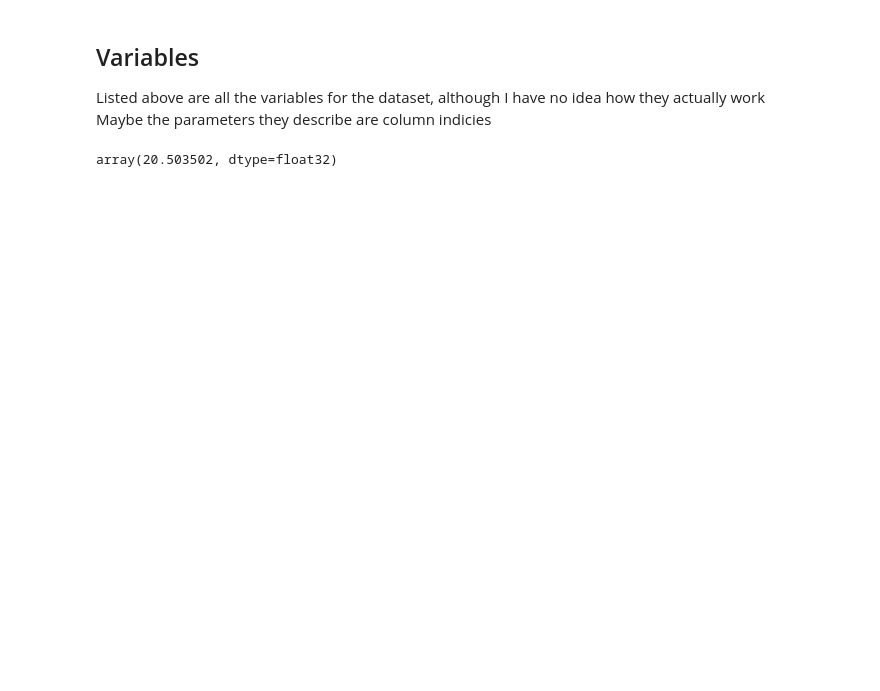
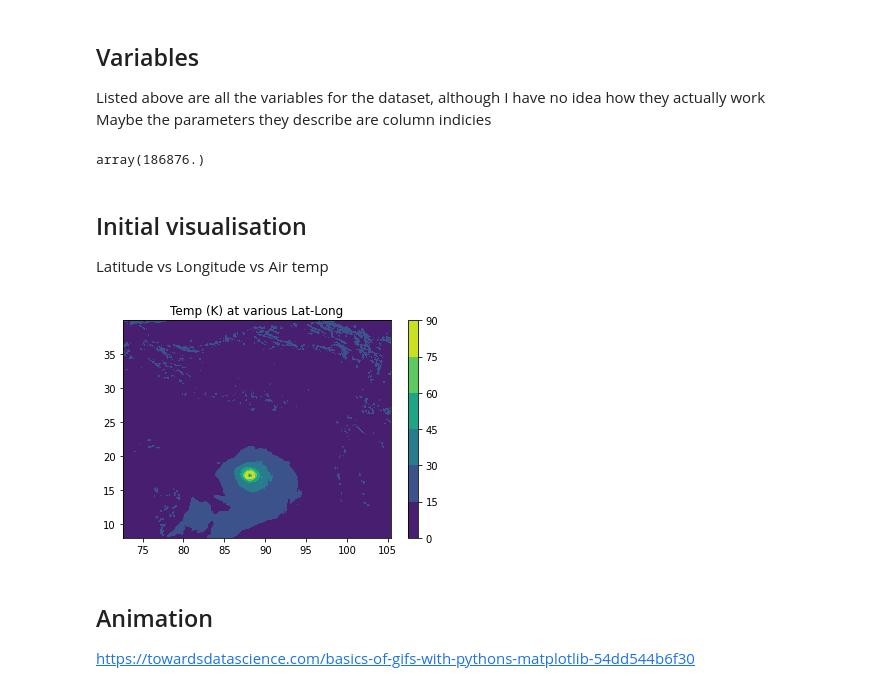
Before and after one commit to br1097/ADS-Coursework, a Jupyter notebook: exploration/1991.ipynb, the cells around one changed output. Drawn from its saved outputs; the diff is of its cells as text; code cells hidden in the pictures; blank space fills up the shorter version.

Commit message:
added visualisation gif to exploration

```diff
--- a/exploration/1991.ipynb
+++ b/exploration/1991.ipynb
@@ -95,6 +95,10 @@ filling on, default _FillValue of 9.969209968386869e+36 used
 Listed above are all the variables for the dataset, although I have no idea how they actually work \
 Maybe the parameters they describe are column indicies
 # %%
-ds["latitude"][0].data
+ds["forecast_reference_time"][0].data
 # %% [output]
-array(20.503502, dtype=float32)
+array(186876.)
+# %% [markdown]
+## Initial visualisation
+
+Latitude vs Longitude vs Air temp
@@ -100,0 +109,18 @@ array(20.503502, dtype=float32)
+# %%
+lat = ds.variables["latitude"][:]
+long = ds.variables["longitude"][:]
+Z = ds.variables["wind_speed_of_gust"][:][0]
+# %%
+fig, ax = plt.subplots()
+colour = Z[3]
+
+cntr = ax.contourf(long, lat, colour)
+
+fig.colorbar(cntr, ax=ax)
+ax.set_title("Temp (K) at various Lat-Long")
+plt.show()
+# %% [output]
+[figure, added]
+# %% [markdown]
+## Animation
+https://towardsdatascience.com/basics-of-gifs-with-pythons-matplotlib-54dd544b6f30
```
Also changed, not shown: parts of 6 cells of this notebook, 1 other file.
